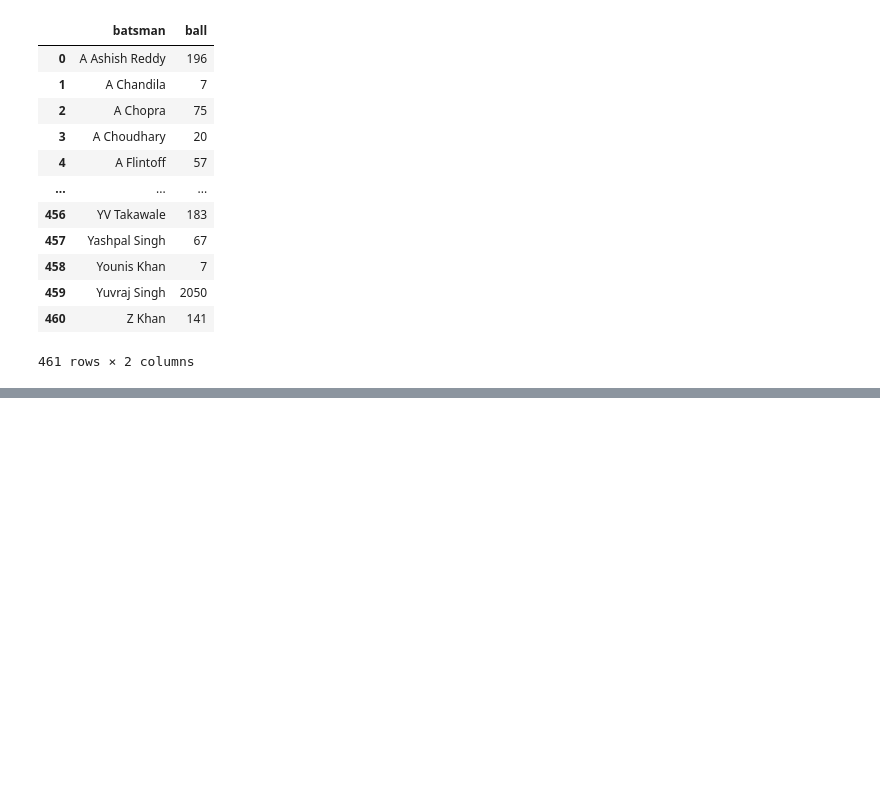
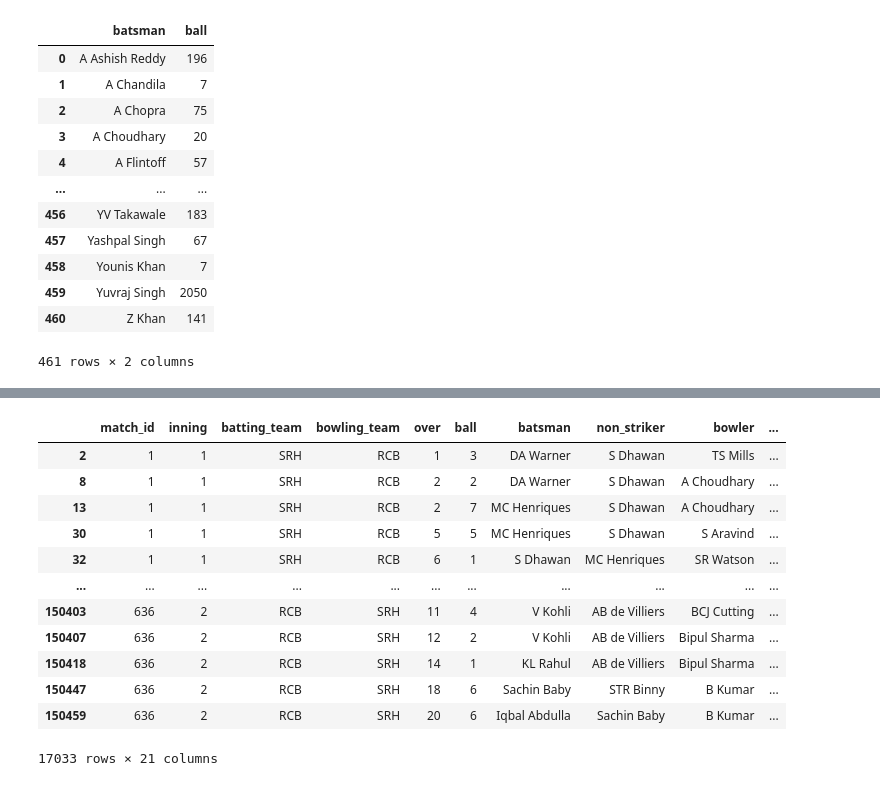
Before and after one commit to sheddyranking/IPL_Data_Analysis, a Jupyter notebook: deliveries_production.ipynb, the cells around one changed output, grey strips where cells are left out. Saved outputs shown, nothing was run; the diff lists cells and outputs as text; code cells hidden in the pictures; blank space fills up the shorter version.

```diff
--- a/deliveries_production.ipynb
+++ b/deliveries_production.ipynb
@@ -315,0 +316,19 @@ runs
+# %%
+## batsman_runs =4
+
+fours=df[df['batsman_runs']==4]
+fours
+# %% [output]
+|  | match_id | inning | batting_team | bowling_team | over | ball | batsman | non_striker | bowler | ... |
+| 2 | 1 | 1 | SRH | RCB | 1 | 3 | DA Warner | S Dhawan | TS Mills | ... |
+| 8 | 1 | 1 | SRH | RCB | 2 | 2 | DA Warner | S Dhawan | A Choudhary | ... |
+| 13 | 1 | 1 | SRH | RCB | 2 | 7 | MC Henriques | S Dhawan | A Choudhary | ... |
+| 30 | 1 | 1 | SRH | RCB | 5 | 5 | MC Henriques | S Dhawan | S Aravind | ... |
+| 32 | 1 | 1 | SRH | RCB | 6 | 1 | S Dhawan | MC Henriques | SR Watson | ... |
+| ... | ... | ... | ... | ... | ... | ... | ... | ... | ... | ... |
+| 150403 | 636 | 2 | RCB | SRH | 11 | 4 | V Kohli | AB de Villiers | BCJ Cutting | ... |
+| 150407 | 636 | 2 | RCB | SRH | 12 | 2 | V Kohli | AB de Villiers | Bipul Sharma | ... |
+| 150418 | 636 | 2 | RCB | SRH | 14 | 1 | KL Rahul | AB de Villiers | Bipul Sharma | ... |
+| 150447 | 636 | 2 | RCB | SRH | 18 | 6 | Sachin Baby | STR Binny | B Kumar | ... |
+| 150459 | 636 | 2 | RCB | SRH | 20 | 6 | Iqbal Abdulla | Sachin Baby | B Kumar | ... |
+17033 rows × 21 columns
```
Also changed, not shown: parts of 8 cells of this notebook.
